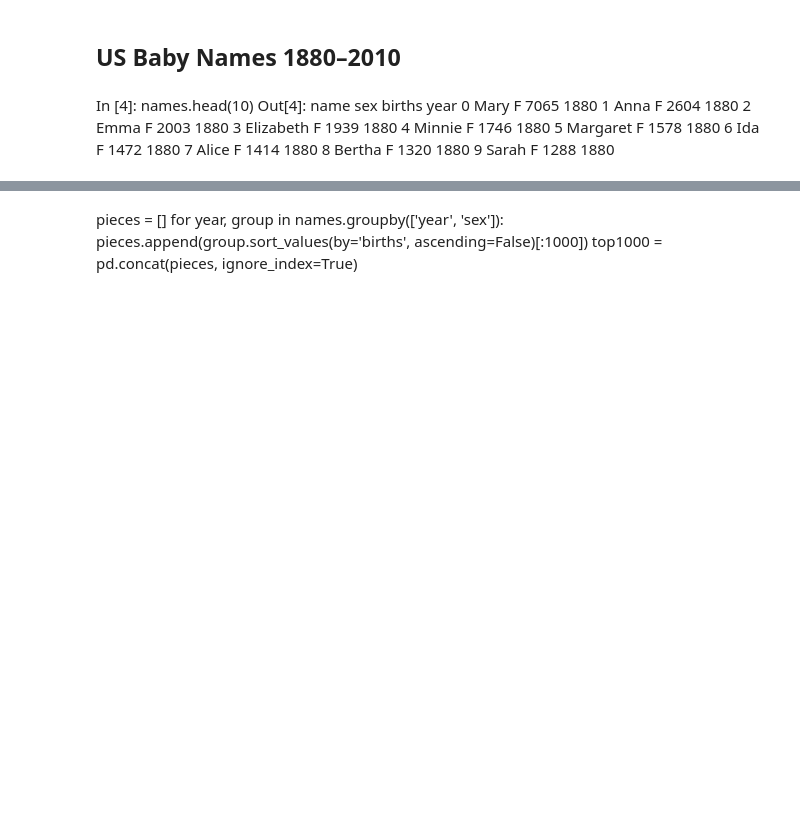
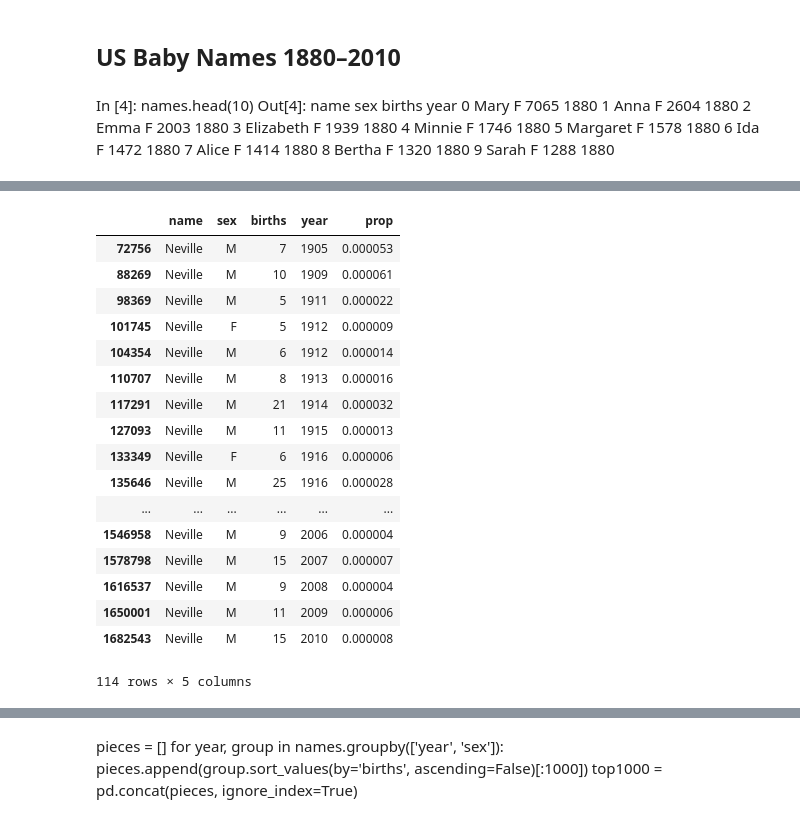
Before and after one commit to ndwadia/pydata-book, a Jupyter notebook: ch14.ipynb, the cells around one changed output, grey strips where cells are left out. Saved outputs shown, nothing was run; the diff lists cells and outputs as text; code cells hidden in the pictures; blank space fills up the shorter version.

```diff
--- a/ch14.ipynb
+++ b/ch14.ipynb
@@ -508,2 +773,24 @@ names
+# %%
+names
+names[names['name']=='Neville']
+# %% [output]
+|  | name | sex | births | year | prop |
+| 72756 | Neville | M | 7 | 1905 | 0.000053 |
+| 88269 | Neville | M | 10 | 1909 | 0.000061 |
+| 98369 | Neville | M | 5 | 1911 | 0.000022 |
+| 101745 | Neville | F | 5 | 1912 | 0.000009 |
+| 104354 | Neville | M | 6 | 1912 | 0.000014 |
+| 110707 | Neville | M | 8 | 1913 | 0.000016 |
+| 117291 | Neville | M | 21 | 1914 | 0.000032 |
+| 127093 | Neville | M | 11 | 1915 | 0.000013 |
+| 133349 | Neville | F | 6 | 1916 | 0.000006 |
+| 135646 | Neville | M | 25 | 1916 | 0.000028 |
+| ... | ... | ... | ... | ... | ... |
+| 1546958 | Neville | M | 9 | 2006 | 0.000004 |
+| 1578798 | Neville | M | 15 | 2007 | 0.000007 |
+| 1616537 | Neville | M | 9 | 2008 | 0.000004 |
+| 1650001 | Neville | M | 11 | 2009 | 0.000006 |
+| 1682543 | Neville | M | 15 | 2010 | 0.000008 |
+114 rows × 5 columns
 # %%
 names.groupby(['year', 'sex']).prop.sum()
```
Also changed, not shown: parts of 70 cells of this notebook.
